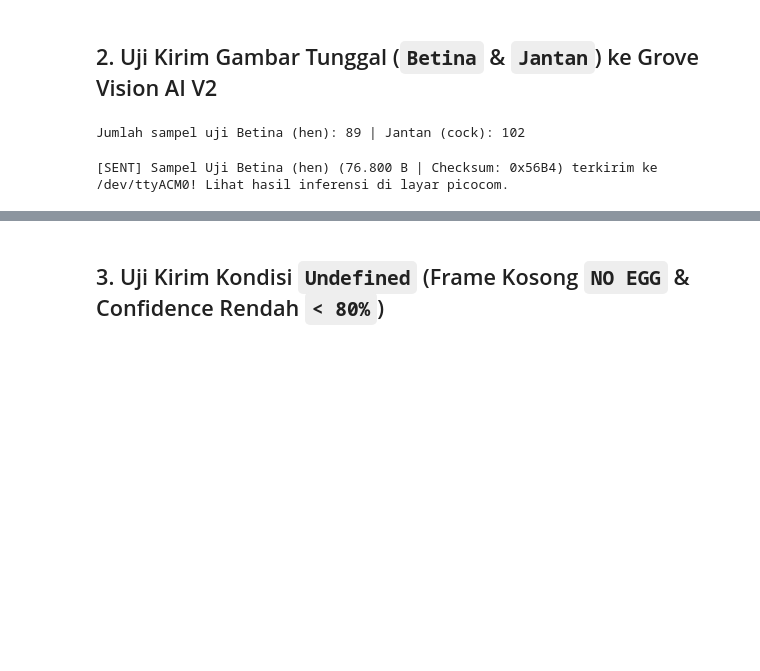
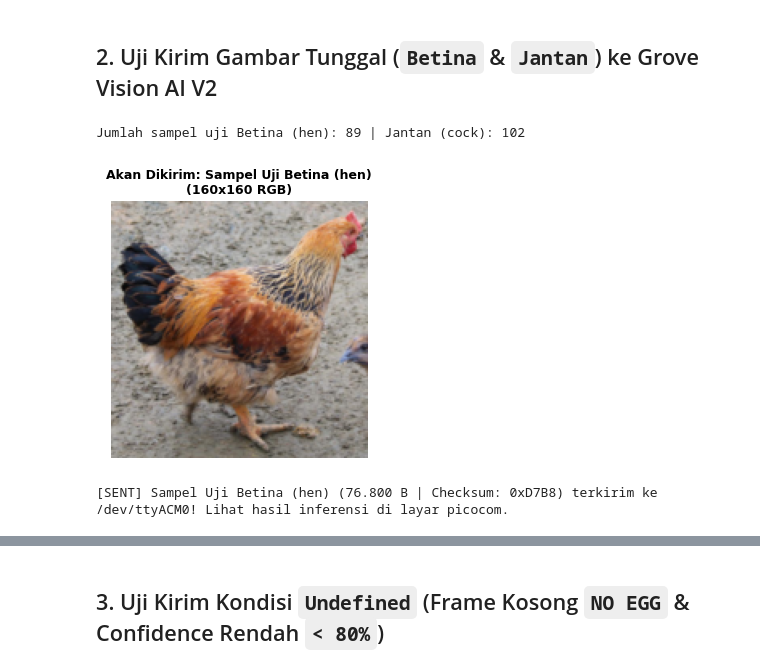
Before and after one commit to raisrmdhnar2/PP2, a Jupyter notebook: notebook/3_simulasi_hardware_grove_npu.ipynb, the cells around one changed output, grey strips where cells are left out. Cells and saved outputs as stored; diff of their text form; code cells hidden in the pictures; blank space fills up the shorter version.

```diff
--- a/notebook/3_simulasi_hardware_grove_npu.ipynb
+++ b/notebook/3_simulasi_hardware_grove_npu.ipynb
@@ -125,6 +125,14 @@ def send_image_to_grove_npu(image_input, title_label=None, port=None, baud=BAUD_
         disp_name = title_label if title_label else "Synthetic_RGB_160x160"
     else:
         raise ValueError("image_input harus berupa path file (str) atau numpy.ndarray (160,160,3)")
+
+    # --- TAMPILKAN PREVIEW GAMBAR SEBELUM DIKIRIM KE HARDWARE ---
+    plt.figure(figsize=(3.2, 3.2))
+    plt.imshow(rgb_arr)
+    plt.title(f"Akan Dikirim: {disp_name}\n(160x160 RGB)", fontsize=9, fontweight="bold")
+    plt.axis("off")
+    plt.tight_layout()
+    plt.show()
 
     raw_bytes = rgb_arr.tobytes()
     checksum  = sum(raw_bytes) & 0xFFFF
@@ -237,9 +245,10 @@ print(f"Jumlah sampel uji Betina (hen): {len(hen_files)} | Jantan (cock): {len(c
 Jumlah sampel uji Betina (hen): 89 | Jantan (cock): 102
 # %%
 # # 1. Uji Kirim Sampel Betina (Class 0)
-res_hen = send_image_to_grove_npu(hen_files[0], title_label="Sampel Uji Betina (hen)")
+res_hen = send_image_to_grove_npu(hen_files[15], title_label="Sampel Uji Betina (hen)")
 # time.sleep(0.5)
 # %% [output]
+[figure, added]
-[SENT] Sampel Uji Betina (hen) (76.800 B | Checksum: 0x56B4) terkirim ke /dev/ttyACM0! Lihat hasil inferensi di layar picocom.
+[SENT] Sampel Uji Betina (hen) (76.800 B | Checksum: 0xD7B8) terkirim ke /dev/ttyACM0! Lihat hasil inferensi di layar picocom.
 # %%
 # 2. Uji Kirim Sampel Jantan (Class 1)
```
Also changed, not shown: parts of 3 cells of this notebook, 9 other files.
